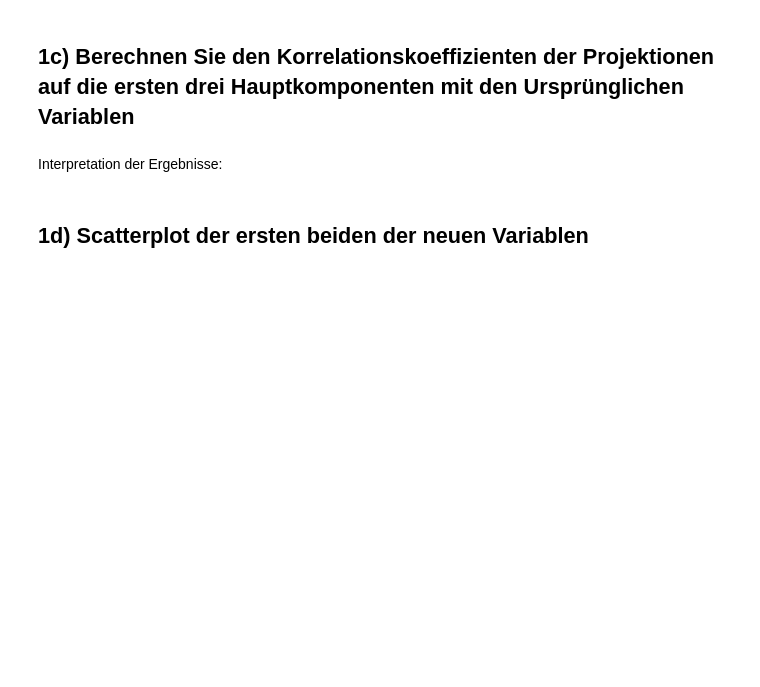
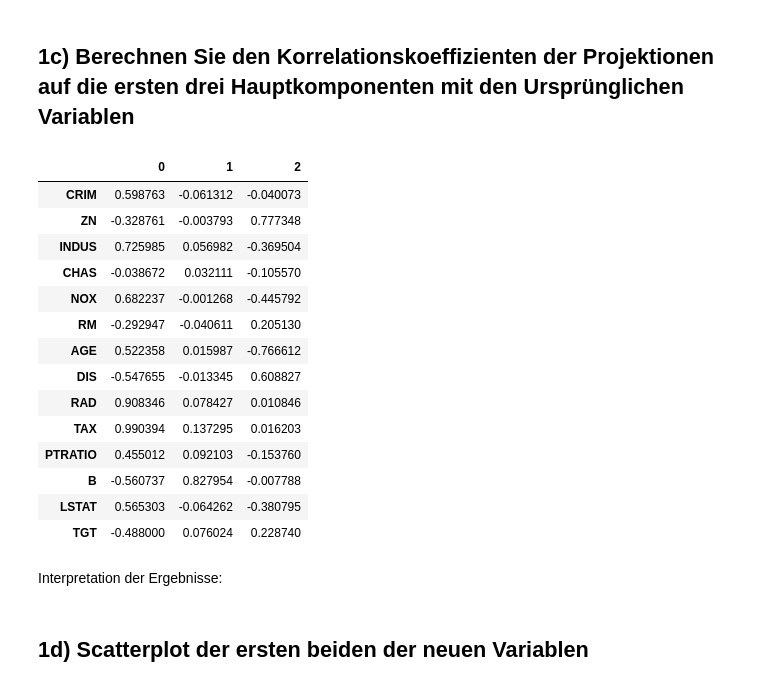
Before and after one commit to magoeke/htwg.machinelearning, a Jupyter notebook: 02/01_Hauptkomponentenanalyse.ipynb, the cells around one changed output. Saved outputs shown, nothing was run; the diff lists cells and outputs as text; code cells hidden in the pictures; blank space fills up the shorter version.

```diff
--- a/02/01_Hauptkomponentenanalyse.ipynb
+++ b/02/01_Hauptkomponentenanalyse.ipynb
@@ -142,5 +181,31 @@ wenn Sie 10%, 5% und 1% Fehler bei der Dimensionsreduktion zulassen?
 # %% [markdown]
 ## 1c) Berechnen Sie den Korrelationskoeffizienten der Projektionen auf die ersten drei Hauptkomponenten mit den Ursprünglichen Variablen
+# %%
+a = UD[0:3]
+corrcoef = []
+for i in range(0, 3):
+    component = []
+    for data in boston:
+        component.append(np.corrcoef(boston[data], UD[:,i])[0][1])
+    corrcoef.append(component)
+
+pd.DataFrame(corrcoef, columns=boston.columns).T
+# %% [output]
+|  | 0 | 1 | 2 |
+| CRIM | 0.598763 | -0.061312 | -0.040073 |
+| ZN | -0.328761 | -0.003793 | 0.777348 |
+| INDUS | 0.725985 | 0.056982 | -0.369504 |
+| CHAS | -0.038672 | 0.032111 | -0.105570 |
+| NOX | 0.682237 | -0.001268 | -0.445792 |
+| RM | -0.292947 | -0.040611 | 0.205130 |
+| AGE | 0.522358 | 0.015987 | -0.766612 |
+| DIS | -0.547655 | -0.013345 | 0.608827 |
+| RAD | 0.908346 | 0.078427 | 0.010846 |
+| TAX | 0.990394 | 0.137295 | 0.016203 |
+| PTRATIO | 0.455012 | 0.092103 | -0.153760 |
+| B | -0.560737 | 0.827954 | -0.007788 |
+| LSTAT | 0.565303 | -0.064262 | -0.380795 |
+| TGT | -0.488000 | 0.076024 | 0.228740 |
 # %% [markdown]
 Interpretation der Ergebnisse:
 # %% [markdown]
```
Also changed, not shown: parts of 9 cells of this notebook.
